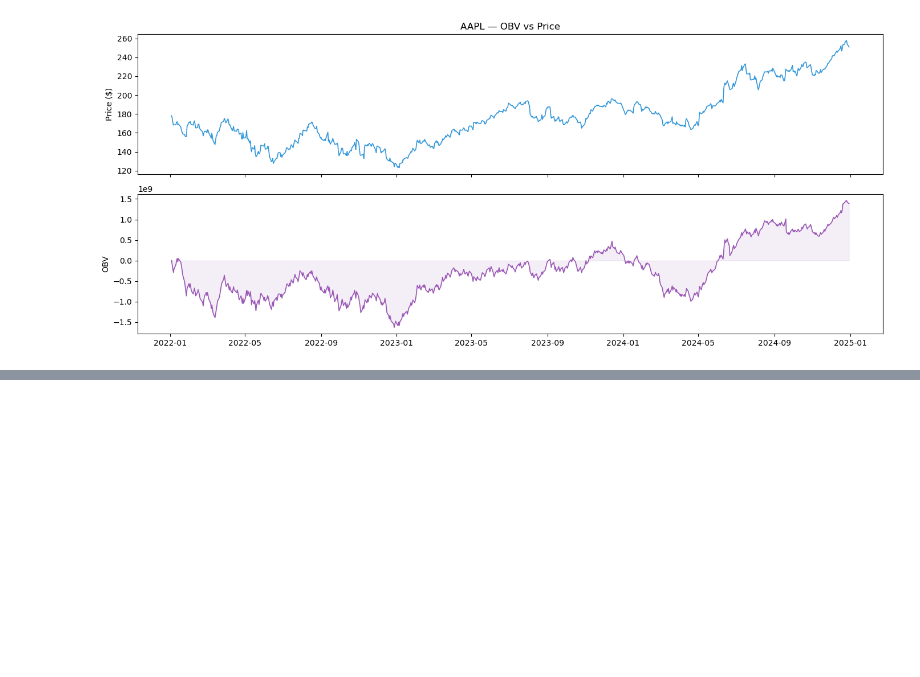
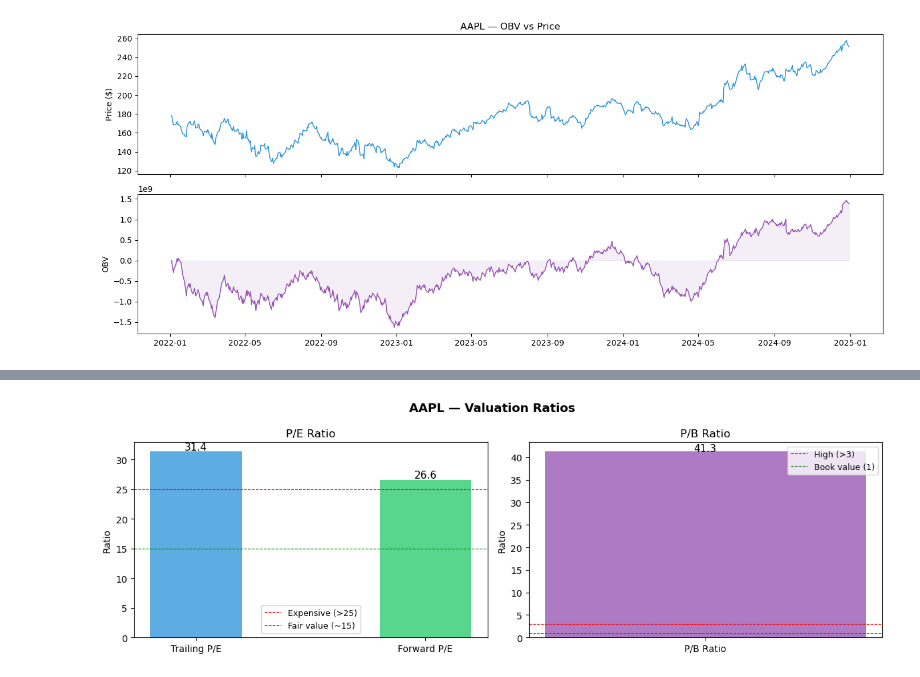
Before and after one commit to Sohail-Rasul/Stock-Price-Data-Analysis, a Jupyter notebook: stock_analysis.ipynb, the cells around one changed output, grey strips where cells are left out. Cells and saved outputs as stored; diff of their text form; code cells hidden in the pictures; blank space fills up the shorter version.

```diff
--- a/analysis.ipynb
+++ b/stock_analysis.ipynb
@@ -567,0 +763,40 @@ plt.show()
+# %%
+fig, axes = plt.subplots(1, 2, figsize=(12, 4))
+
+# P/E bar
+pe_values  = [pe_trailing, pe_forward]
+pe_labels  = ["Trailing P/E", "Forward P/E"]
+pe_colors  = ["#3498db", "#2ecc71"]
+axes[0].bar(pe_labels, pe_values, color=pe_colors, alpha=0.8, width=0.4)
+axes[0].axhline(25, color="red",  linewidth=0.8, linestyle="--", label="Expensive (>25)")
+axes[0].axhline(15, color="green",linewidth=0.8, linestyle="--", label="Fair value (~15)")
+for i, val in enumerate(pe_values):
+    axes[0].text(i, val + 0.3, f"{val:.1f}", ha="center", fontsize=11)
+axes[0].set_title("P/E Ratio")
+axes[0].set_ylabel("Ratio")
+axes[0].legend(fontsize=9)
+
+# P/B bar
+axes[1].bar(["P/B Ratio"], [pb_ratio], color="#9b59b6", alpha=0.8, width=0.3)
+axes[1].axhline(3.0, color="red",  linewidth=0.8, linestyle="--", label="High (>3)")
+axes[1].axhline(1.0, color="green",linewidth=0.8, linestyle="--", label="Book value (1)")
+axes[1].text(0, pb_ratio + 0.05, f"{pb_ratio:.1f}", ha="center", fontsize=11)
+axes[1].set_title("P/B Ratio")
+axes[1].set_ylabel("Ratio")
+axes[1].legend(fontsize=9)
+
+fig.suptitle(f"{ticker_symbol} — Valuation Ratios", fontsize=13, fontweight="bold")
+plt.tight_layout()
+plt.show()
+
+# P/E below 15  → cheap relative to earnings, possibly undervalued
+# P/E 15-25     → fair value range for most stocks
+# P/E above 25  → expensive, market expects high future growth
+# P/E very high → either high growth stock or overvalued, check forward P/E
+# Forward < Trailing P/E → earnings expected to grow, good sign
+# Forward > Trailing P/E → earnings expected to shrink, warning sign
+# P/B below 1   → trading below asset value, potentially very cheap
+# P/B 1-3       → normal range
+# P/B above 3   → market paying heavy premium over assets
+# %% [output]
+[figure, added]
```
Also changed, not shown: parts of 13 cells of this notebook.
